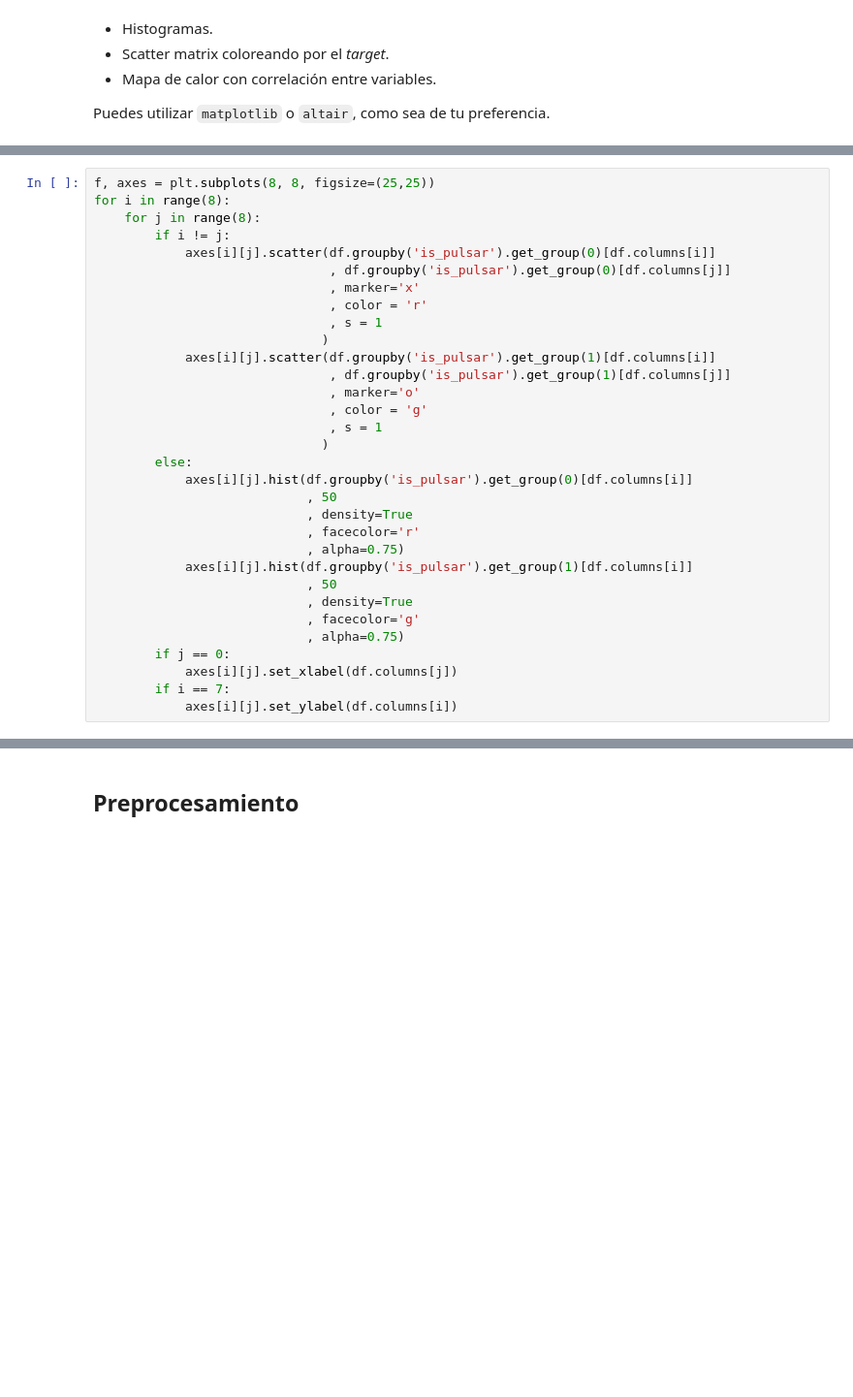
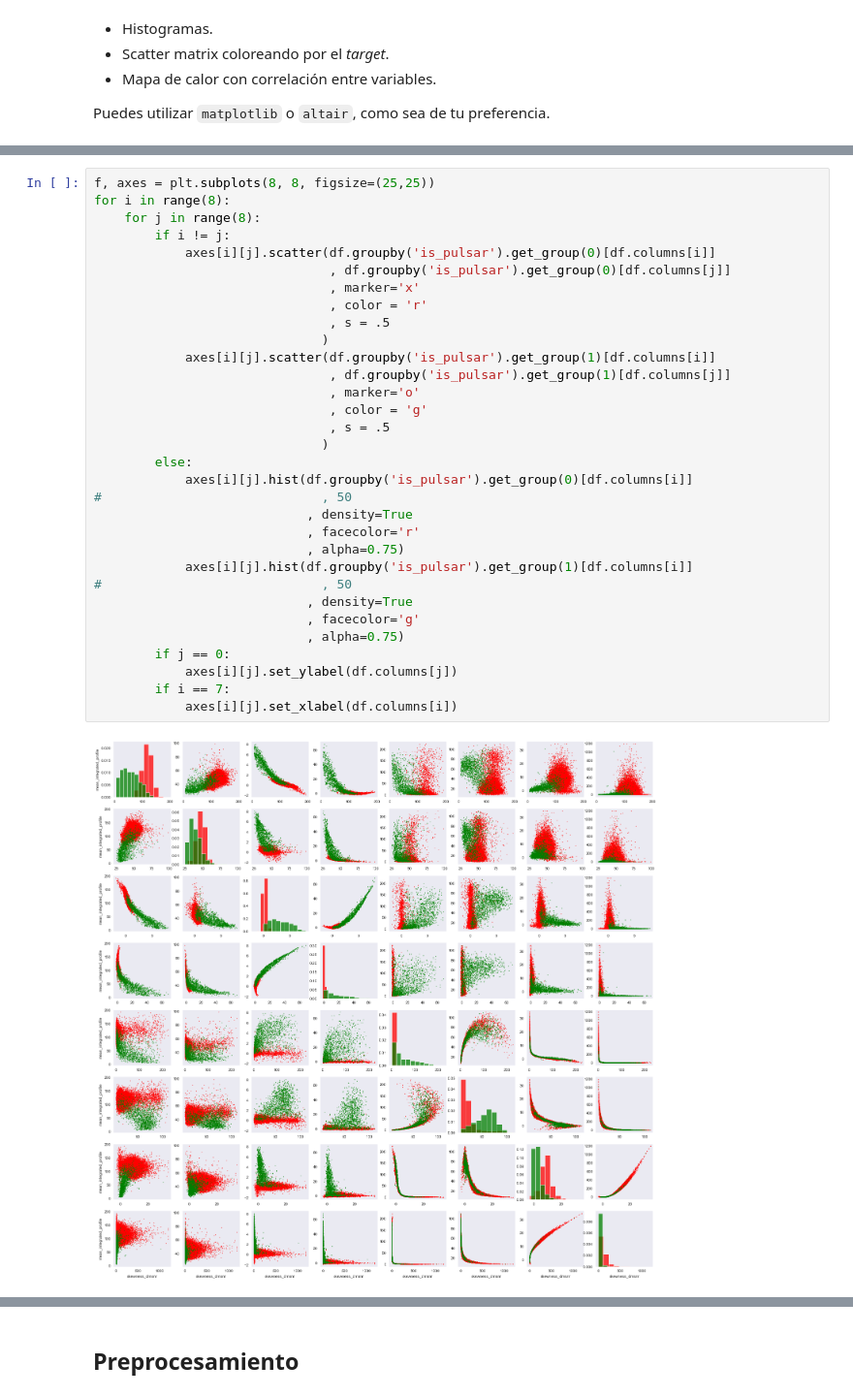
Before and after one commit to FabianCastellano/mat281_portfolio, a Jupyter notebook: Proyectos/m05_project02/m05_project02.ipynb, the cells around one changed output, grey strips where cells are left out. Shown at 97% size. Saved outputs shown, nothing was run; the diff lists cells and outputs as text; blank space fills up the shorter version.

```diff
--- a/Proyectos/m05_project02/m05_project02.ipynb
+++ b/Proyectos/m05_project02/m05_project02.ipynb
@@ -420,32 +460,34 @@ for j in range(2):
 # %%
 f, axes = plt.subplots(8, 8, figsize=(25,25))
 for i in range(8):
     for j in range(8):
         if i != j:
             axes[i][j].scatter(df.groupby('is_pulsar').get_group(0)[df.columns[i]]
                                , df.groupby('is_pulsar').get_group(0)[df.columns[j]]
                                , marker='x'
                                , color = 'r'
-                               , s = 1
+                               , s = .5
                               )
             axes[i][j].scatter(df.groupby('is_pulsar').get_group(1)[df.columns[i]]
                                , df.groupby('is_pulsar').get_group(1)[df.columns[j]]
                                , marker='o'
                                , color = 'g'
-                               , s = 1
+                               , s = .5
                               )
         else:
             axes[i][j].hist(df.groupby('is_pulsar').get_group(0)[df.columns[i]]
-                            , 50
+#                             , 50
                             , density=True
                             , facecolor='r'
                             , alpha=0.75)
             axes[i][j].hist(df.groupby('is_pulsar').get_group(1)[df.columns[i]]
-                            , 50
+#                             , 50
                             , density=True
                             , facecolor='g'
                             , alpha=0.75)
         if j == 0:
-            axes[i][j].set_xlabel(df.columns[j])
+            axes[i][j].set_ylabel(df.columns[j])
         if i == 7:
-            axes[i][j].set_ylabel(df.columns[i])
+            axes[i][j].set_xlabel(df.columns[i])
+# %% [output]
+[figure, added]
```
Also changed, not shown: parts of 35 cells of this notebook.
